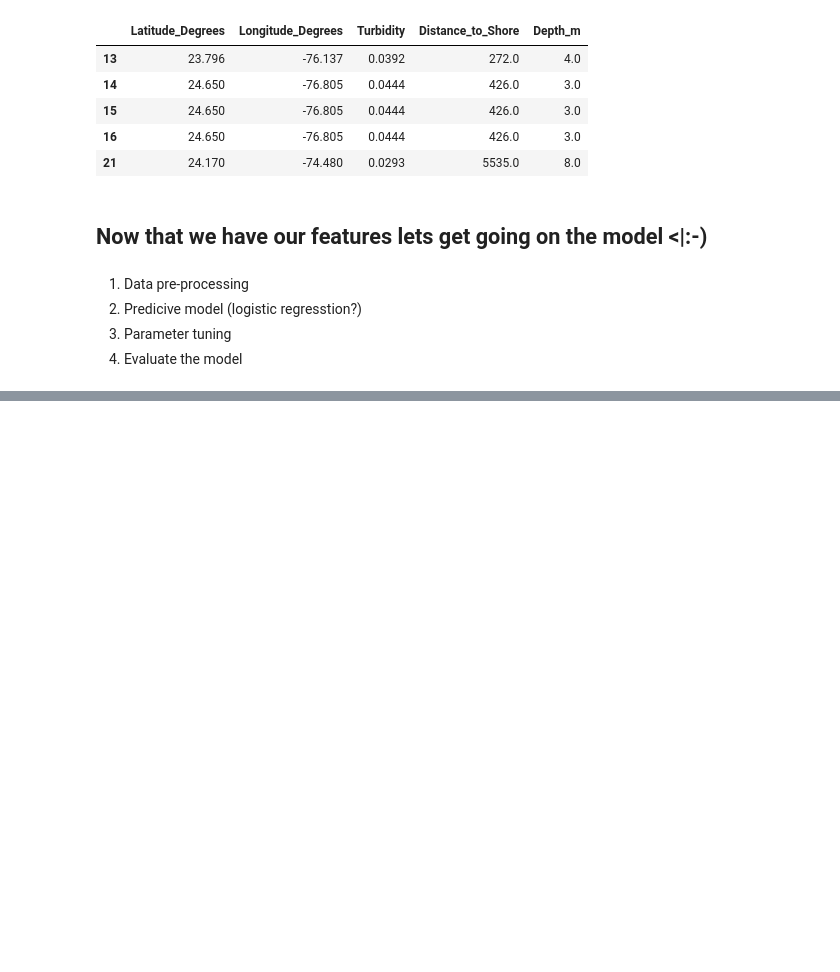
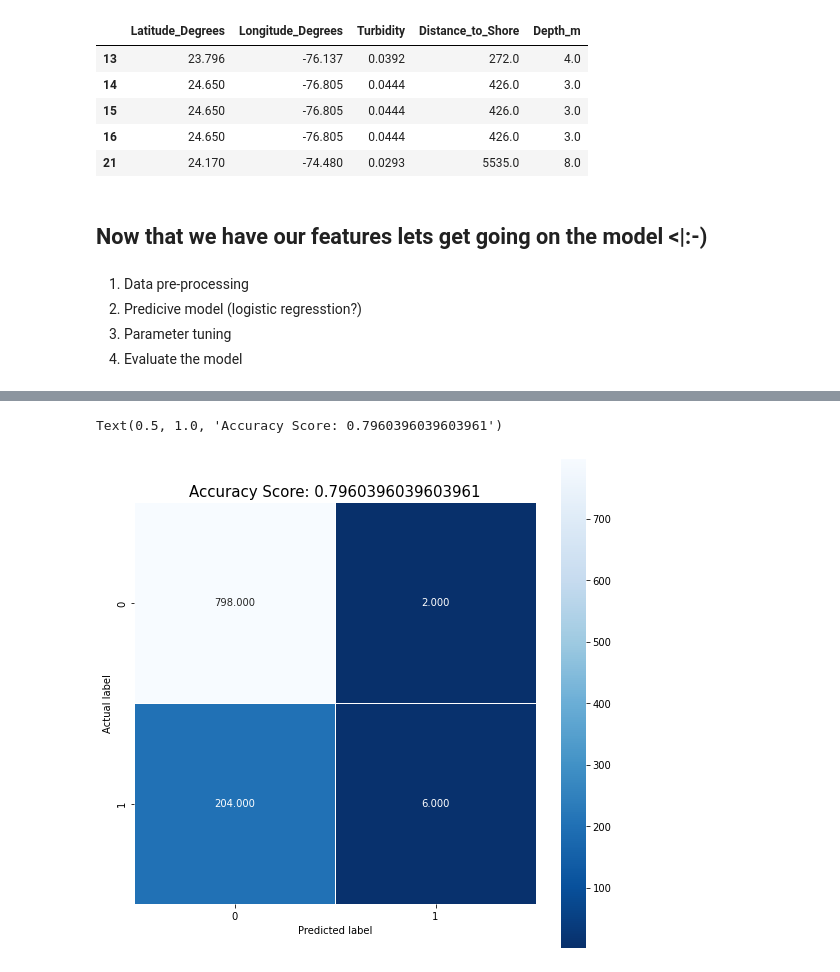
Before and after one commit to maur1/wid_2022_oceanhub_cognite, a Jupyter notebook: coral_bleaching/easy_viz.ipynb, the cells around one changed output, grey strips where cells are left out. Drawn from its saved outputs; the diff is of its cells as text; code cells hidden in the pictures; blank space fills up the shorter version.

Commit message:
add some ml models, no tuning

```diff
--- a/coral_bleaching/easy_viz.ipynb
+++ b/coral_bleaching/easy_viz.ipynb
@@ -478,0 +477,7 @@ con.close()
+# %%
+# splitting our data set into test and train
+from sklearn.model_selection import train_test_split
+bleaching_data_no_nan["Bleached"] = bleaching_data_no_nan["Percent_Bleached"] > 40
+x = bleaching_data_no_nan[selected_cols]
+y = bleaching_data_no_nan["Bleached"]
+x_train, x_test, y_train, y_test = train_test_split(x, y, test_size=0.2, random_state=25)
@@ -478,0 +490,6 @@ con.close()
+# %%
+# Feature scaling - all points should have the same weight. Using Min Max scalar assuming normal disribution of the data
+from sklearn.preprocessing import MinMaxScaler
+scaler = MinMaxScaler()
+x_train = scaler.fit_transform(x_train)
+x_test = scaler.transform(x_test)
@@ -478,0 +524,12 @@ con.close()
+# %%
+from sklearn.linear_model import LogisticRegression
+from sklearn.metrics import confusion_matrix, accuracy_score, roc_curve, classification_report
+bleaching_lr = LogisticRegression(random_state=25, max_iter=100)
+lr_model = bleaching_lr.fit(x_train, y_train)
+lr_predict = bleaching_lr.predict(x_test)
+lr_accuracy = accuracy_score(y_test, lr_predict)
+lr_cm = confusion_matrix(y_test, lr_predict)
+lr_dct = {"Model": "Logistic Regression", "Accuracy": lr_accuracy, "Confusion Matrix": lr_cm}
+print("Accuracy of Logistic Regression:", lr_accuracy)
+print("Logistic Regression Confusion Matrix:", lr_cm)
+print(classification_report(y_test, lr_predict))
@@ -478,0 +548,10 @@ con.close()
+# %%
+plt.figure(figsize=(9,9))
+sns.heatmap(lr_cm, annot=True, fmt=".3f", linewidths=.5, square = True, cmap = 'Blues_r');
+plt.ylabel('Actual label')
+plt.xlabel('Predicted label')
+all_sample_title = 'Accuracy Score: {0}'.format(lr_accuracy)
+plt.title(all_sample_title, size = 15)
+# %% [output]
+Text(0.5, 1.0, 'Accuracy Score: 0.7960396039603961')
+[figure, added]
```
Also changed, not shown: parts of 21 cells of this notebook, 2 other files.
